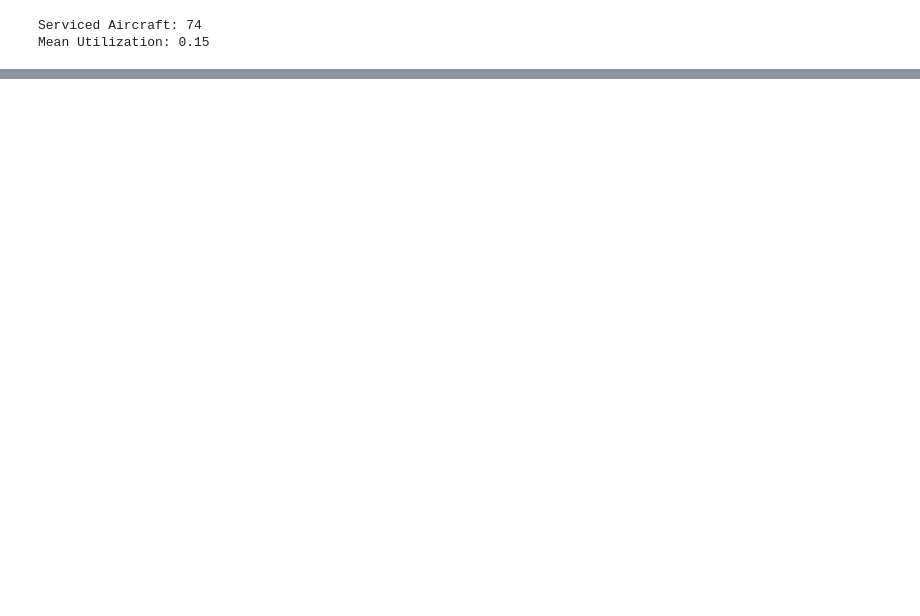
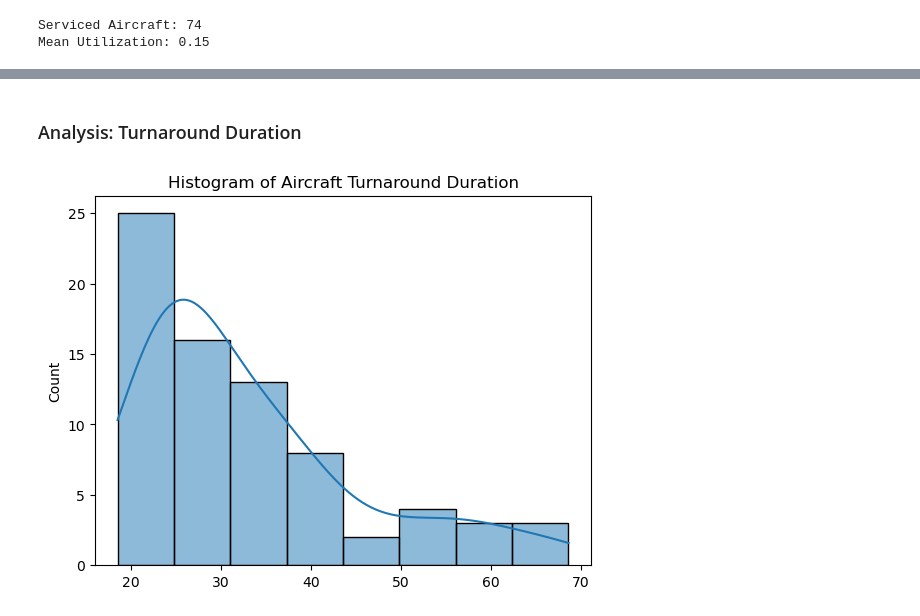
Before and after one commit to Lazuardis/DESinPython, a Jupyter notebook: Aircraft Turnaround in Airport/main_model.ipynb, the cells around one changed output, grey strips where cells are left out. Saved outputs shown, nothing was run; the diff lists cells and outputs as text; code cells hidden in the pictures; blank space fills up the shorter version.

Commit message:
Turnaround Duration Analysis

```diff
--- a/Aircraft Turnaround in Airport/main_model.ipynb
+++ b/Aircraft Turnaround in Airport/main_model.ipynb
@@ -391,11 +393,6 @@ Log codes for aircraft action
 # %% [markdown]
 ### Main Code
 # %%
-import simpy
-import random
-import numpy as np
-
-
 class Stand:
     def __init__(self, stand_id, distance):
         self.stand_id = stand_id
@@ -410,6 +407,7 @@ class Aircraft:
         self.stand_id = stand_id
         self.id = id
 
+
     def turnaround(self, distance):
         with self.ground_handler.request() as req:
             yield req
@@ -422,6 +420,7 @@ class Aircraft:
 
     def action(self):
 
+        start_turnaround = self.env.now
 
         def is_stand_available(stands, stand_id):
             return any(stand.stand_id == stand_id for stand in stands.items)
@@ -442,6 +441,7 @@ class Aircraft:
         print(f"{self.env.now} - {self.name}: Departed from stand {stand.stand_id}")
         yield self.stands.put(stand)
         flight_delay.append(self.env.now - data['departure_time'][self.id])
+        turnaround_times.append(self.env.now - start_turnaround )
 
 
 def aircraft_generator(env, stands):
@@ -475,7 +475,7 @@ for i in range(15):
 # List to store some important variables
 utilization_log = []
 flight_delay = []
-turnaround_time = []
+turnaround_times = []
 
 
 
@@ -534,0 +535,8 @@ Average delayed flights (minutes): 10.58
+# %% [markdown]
+### Analysis: Turnaround Duration
+# %%
+sns.histplot(turnaround_times, kde=True)
+plt.title('Histogram of Aircraft Turnaround Duration')
+plt.show()
+# %% [output]
+[figure, added]
```
Also changed, not shown: parts of 5 cells of this notebook.
